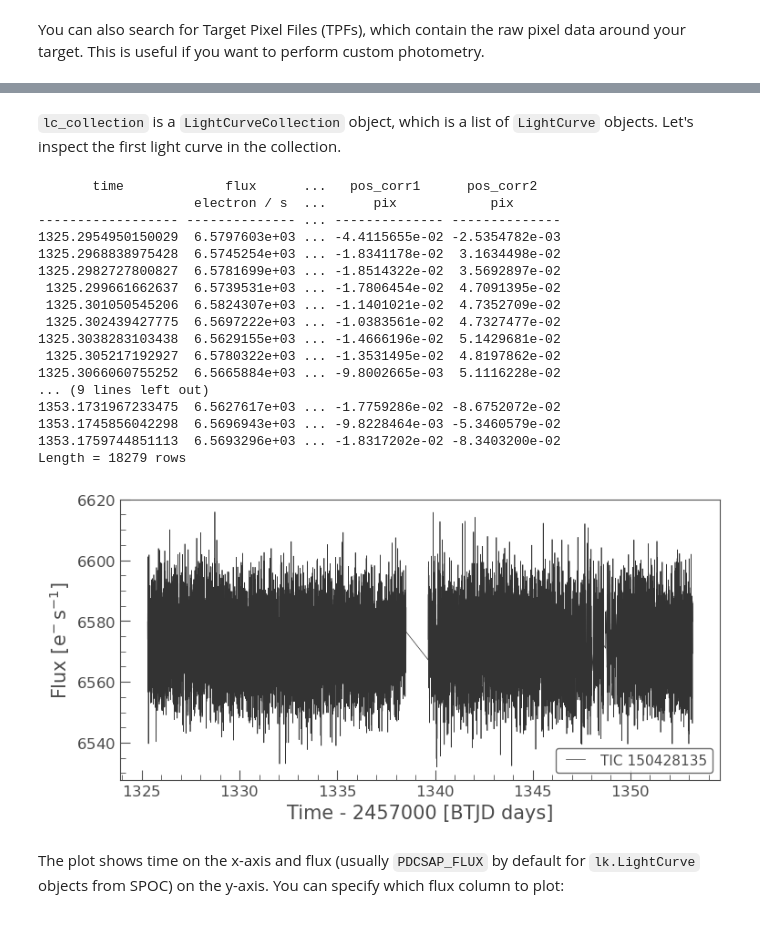
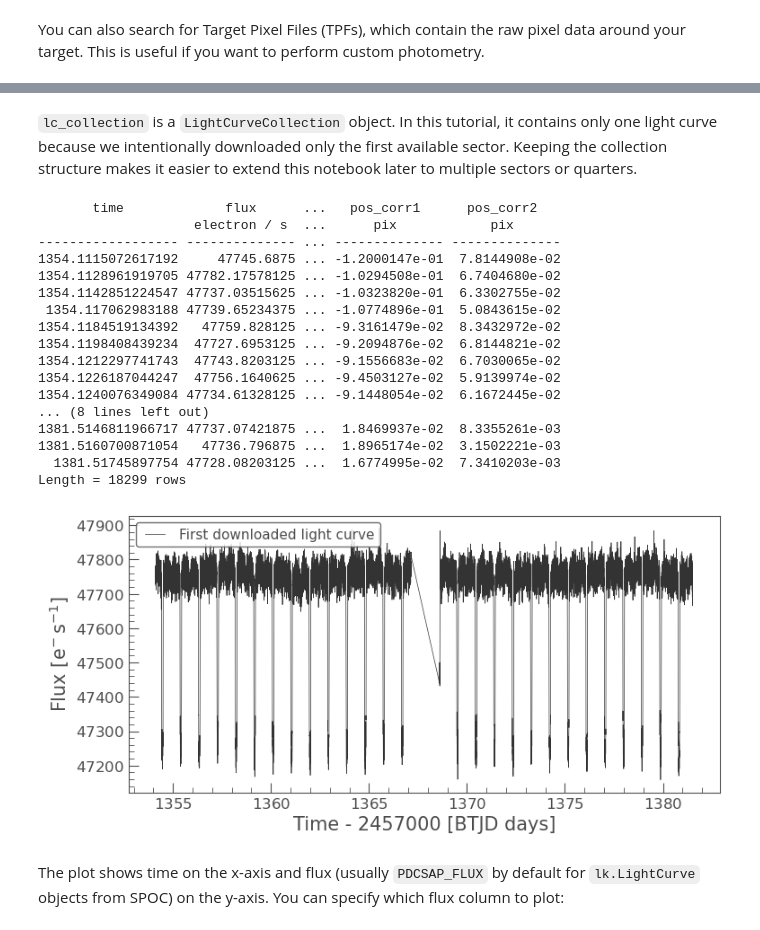
Before and after one commit to saturnaxis/exoplanet-binary, a Jupyter notebook: Tutorials/archival-data.ipynb, the cells around one changed output, grey strips where cells are left out. Cells and saved outputs as stored; diff of their text form; code cells hidden in the pictures.

Commit message:
fixed errors in the Data reduction section

```diff
--- a/Tutorials/archival-data.ipynb
+++ b/Tutorials/archival-data.ipynb
@@ -138,6 +150,38 @@ Let's download the available TESS light curves for TOI 700. The `download_all()`
 # %%
-# Download all TESS light curves for TOI 700 processed by the SPOC pipeline
-# We select the SPOC pipeline products as they are typically the most robust for TESS
-lc_collection = search_tess[search_tess.author == "SPOC"].download_all()
+def convert_masked_flux_to_nan(lc):
+    """Convert masked flux-like columns to ordinary arrays with NaNs.
+
+    Some TESS products can store flux columns as masked quantities. That can cause
+    errors later when cleaning, normalizing, or stitching. This helper replaces
+    masked values with NaN values, which Lightkurve can remove cleanly.
+    """
+    lc = lc.copy()
+
+    for colname in ["flux", "flux_err", "sap_flux", "sap_flux_err", "pdcsap_flux", "pdcsap_flux_err"]:
+        if colname in lc.colnames:
+            quantity = lc[colname]
+            unit = getattr(quantity, "unit", None)
+
+            try:
+                values = quantity.filled(np.nan).value
+            except AttributeError:
+                values = quantity.value
+
+            values = np.asarray(values, dtype=float)
+
+            if unit is not None:
+                lc[colname] = values * unit
+            else:
+                lc[colname] = values
+
+    return lc
+
+# Download only the first available light curve product.
+# The flux_column argument asks Lightkurve to use PDCSAP flux when available.
+lc0 = search_tess[0].download(flux_column="pdcsap_flux", quality_bitmask="default")
+lc0 = convert_masked_flux_to_nan(lc0)
+
+# Keep a one-item collection so the rest of the notebook still uses collection-style logic.
+lc_collection = lk.LightCurveCollection([lc0])
 lc_collection
 # %% [output]
@@ -162,31 +190,31 @@ LightCurveCollection of 55 objects:
 # %% [markdown]
-`lc_collection` is a `LightCurveCollection` object, which is a list of `LightCurve` objects. Let's inspect the first light curve in the collection.
+`lc_collection` is a `LightCurveCollection` object. In this tutorial, it contains only one light curve because we intentionally downloaded only the first available sector. Keeping the collection structure makes it easier to extend this notebook later to multiple sectors or quarters.
 # %%
-if lc_collection:
+if len(lc_collection) > 0:
     lc0 = lc_collection[0]
     print(lc0)
-    lc0.plot();
+    lc0.plot(label="First downloaded light curve")
 else:
-    print(f"No light curves found for {target_star} with the specified criteria.")
+    print(f"No light curves found for {target_star}.")
 # %% [output]
        time             flux      ...   pos_corr1      pos_corr2
                     electron / s  ...      pix            pix
 ------------------ -------------- ... -------------- --------------
-1325.2954950150029  6.5797603e+03 ... -4.4115655e-02 -2.5354782e-03
-1325.2968838975428  6.5745254e+03 ... -1.8341178e-02  3.1634498e-02
-1325.2982727800827  6.5781699e+03 ... -1.8514322e-02  3.5692897e-02
- 1325.299661662637  6.5739531e+03 ... -1.7806454e-02  4.7091395e-02
- 1325.301050545206  6.5824307e+03 ... -1.1401021e-02  4.7352709e-02
- 1325.302439427775  6.5697222e+03 ... -1.0383561e-02  4.7327477e-02
-1325.3038283103438  6.5629155e+03 ... -1.4666196e-02  5.1429681e-02
- 1325.305217192927  6.5780322e+03 ... -1.3531495e-02  4.8197862e-02
-1325.3066060755252  6.5665884e+03 ... -9.8002665e-03  5.1116228e-02
-... (9 lines left out)
-1353.1731967233475  6.5627617e+03 ... -1.7759286e-02 -8.6752072e-02
-1353.1745856042298  6.5696943e+03 ... -9.8228464e-03 -5.3460579e-02
-1353.1759744851113  6.5693296e+03 ... -1.8317202e-02 -8.3403200e-02
-Length = 18279 rows
+1354.1115072617192     47745.6875 ... -1.2000147e-01  7.8144908e-02
+1354.1128961919705 47782.17578125 ... -1.0294508e-01  6.7404680e-02
+1354.1142851224547 47737.03515625 ... -1.0323820e-01  6.3302755e-02
+ 1354.117062983188 47739.65234375 ... -1.0774896e-01  5.0843615e-02
+1354.1184519134392   47759.828125 ... -9.3161479e-02  8.3432972e-02
+1354.1198408439234  47727.6953125 ... -9.2094876e-02  6.8144821e-02
+1354.1212297741743  47743.8203125 ... -9.1556683e-02  6.7030065e-02
+1354.1226187044247  47756.1640625 ... -9.4503127e-02  5.9139974e-02
+1354.1240076349084 47734.61328125 ... -9.1448054e-02  6.1672445e-02
+... (8 lines left out)
+1381.5146811966717 47737.07421875 ...  1.8469937e-02  8.3355261e-03
+1381.5160700871054   47736.796875 ...  1.8965174e-02  3.1502221e-03
+  1381.51745897754 47728.08203125 ...  1.6774995e-02  7.3410203e-03
+Length = 18299 rows
-[figure, old version]
+[figure, new version]
 # %% [markdown]
 The plot shows time on the x-axis and flux (usually `PDCSAP_FLUX` by default for `lk.LightCurve` objects from SPOC) on the y-axis. You can specify which flux column to plot:
 # %%
```
Also changed, not shown: parts of 26 cells of this notebook, 38 other files.
